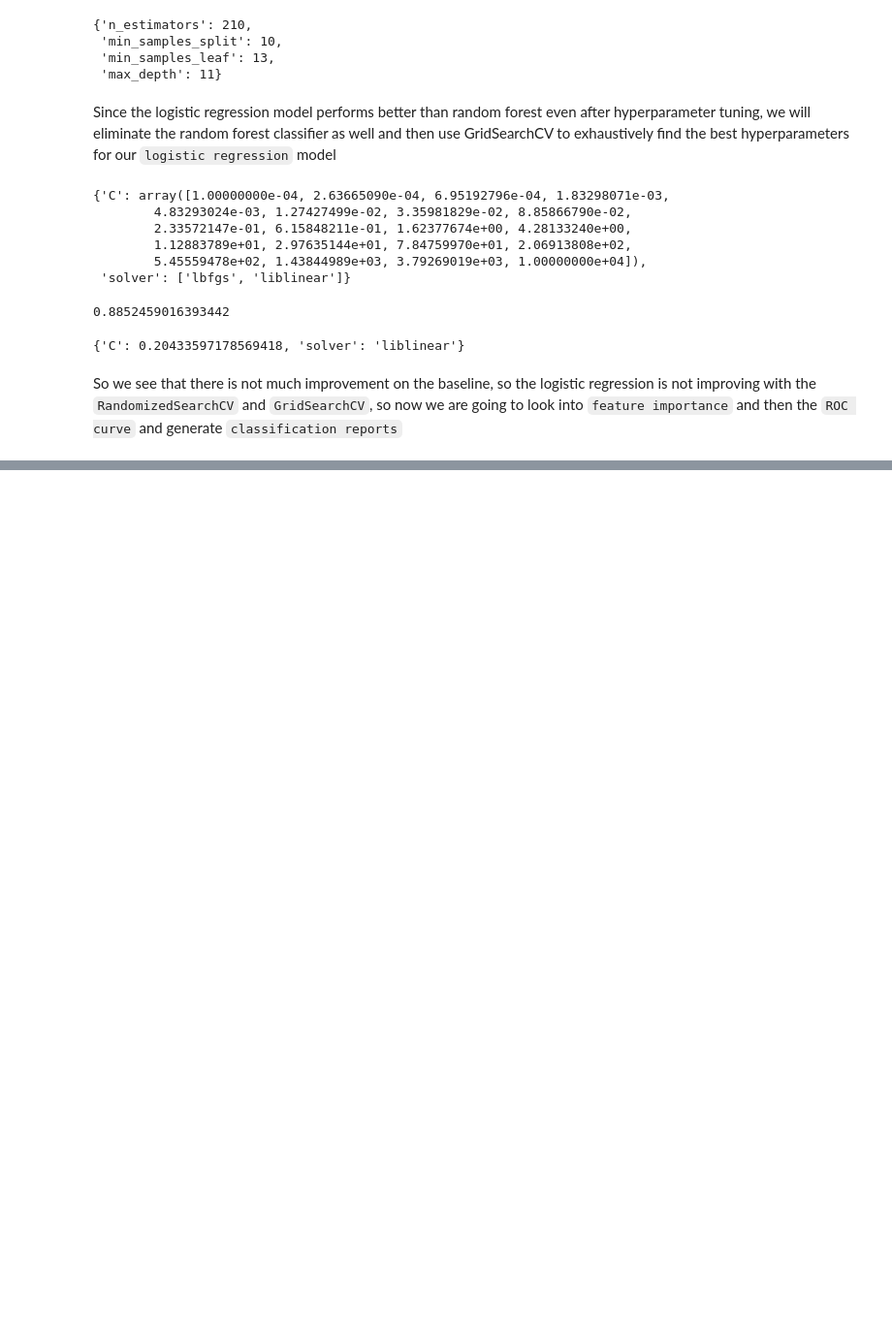
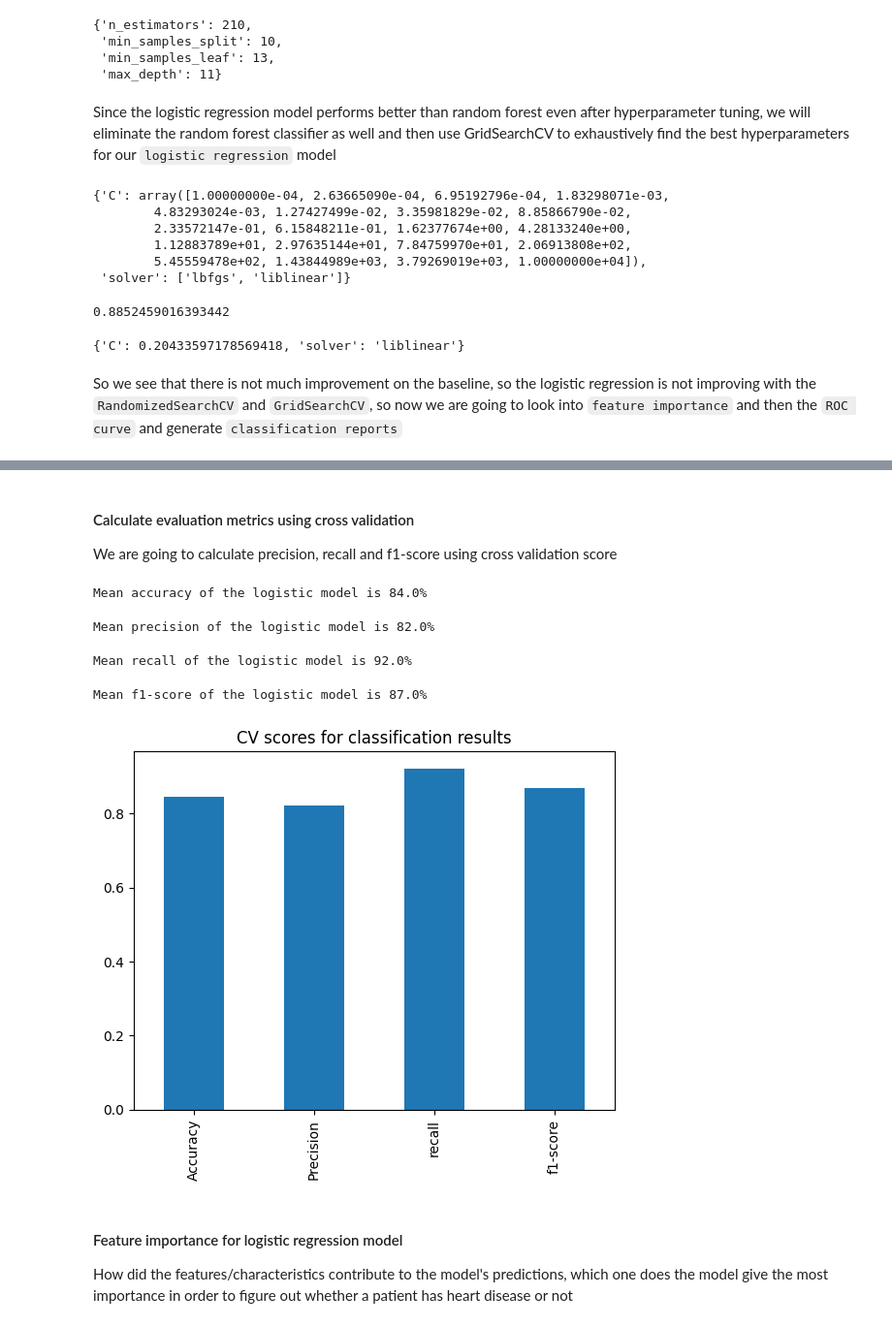
Before and after one commit to Sohaib90/ZTM-project-1, a Jupyter notebook: end-to-end.ipynb, the cells around one changed output, grey strips where cells are left out. Shown: that part at 97% size. Drawn from its saved outputs; the diff is of its cells as text; code cells hidden in the pictures; blank space fills up the shorter version.

```diff
--- a/end-to-end.ipynb
+++ b/end-to-end.ipynb
@@ -585,0 +620,4 @@ So we see that there is not much improvement on the baseline, so the logistic re
+# %% [markdown]
+#### Calculate evaluation metrics using cross validation
+
+We are going to calculate precision, recall and f1-score using cross validation score
@@ -585,0 +627,41 @@ So we see that there is not much improvement on the baseline, so the logistic re
+# %%
+# Cross validated accuracy
+cv_acc = cross_val_score(clf, X, y, cv=5, scoring='accuracy').mean()
+print('Mean accuracy of the logistic model is {}%'.format(round(cv_acc, 2) *100))
+# %% [output]
+Mean accuracy of the logistic model is 84.0%
+# %%
+# Cross validated precision
+cv_precision = cross_val_score(clf, X, y, cv=5, scoring='precision').mean()
+print('Mean precision of the logistic model is {}%'.format(round(cv_precision, 2) *100))
+# %% [output]
+Mean precision of the logistic model is 82.0%
+# %%
+# Cross validated recall
+cv_recall = cross_val_score(clf, X, y, cv=5, scoring='recall').mean()
+print('Mean recall of the logistic model is {}%'.format(round(cv_recall, 2) *100))
+# %% [output]
+Mean recall of the logistic model is 92.0%
+# %%
+# Cross validated f1-score
+cv_f1 = cross_val_score(clf, X, y, cv=5, scoring='f1').mean()
+print('Mean f1-score of the logistic model is {}%'.format(round(cv_f1, 2) *100))
+# %% [output]
+Mean f1-score of the logistic model is 87.0%
+# %%
+cv_metrics = pd.DataFrame(
+    {
+        'Accuracy' : cv_acc,
+        'Precision' : cv_precision,
+        'recall' : cv_recall,
+        'f1-score': cv_f1
+    }, index = [0]
+)
+
+cv_metrics.T.plot(kind='bar', legend=False, title='CV scores for classification results');
+# %% [output]
+[figure, added]
+# %% [markdown]
+#### Feature importance for logistic regression model
+
+How did the features/characteristics contribute to the model's predictions, which one does the model give the most importance in order to figure out whether a patient has heart disease or not
```
Also changed, not shown: parts of 12 cells of this notebook.
